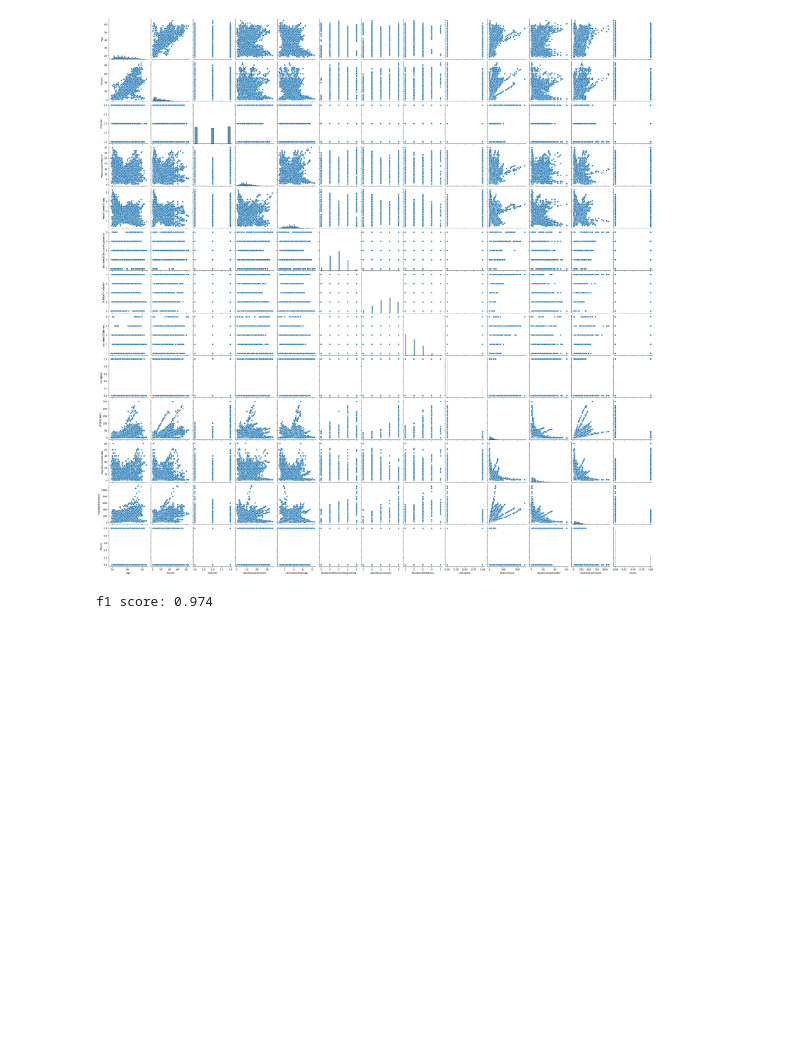
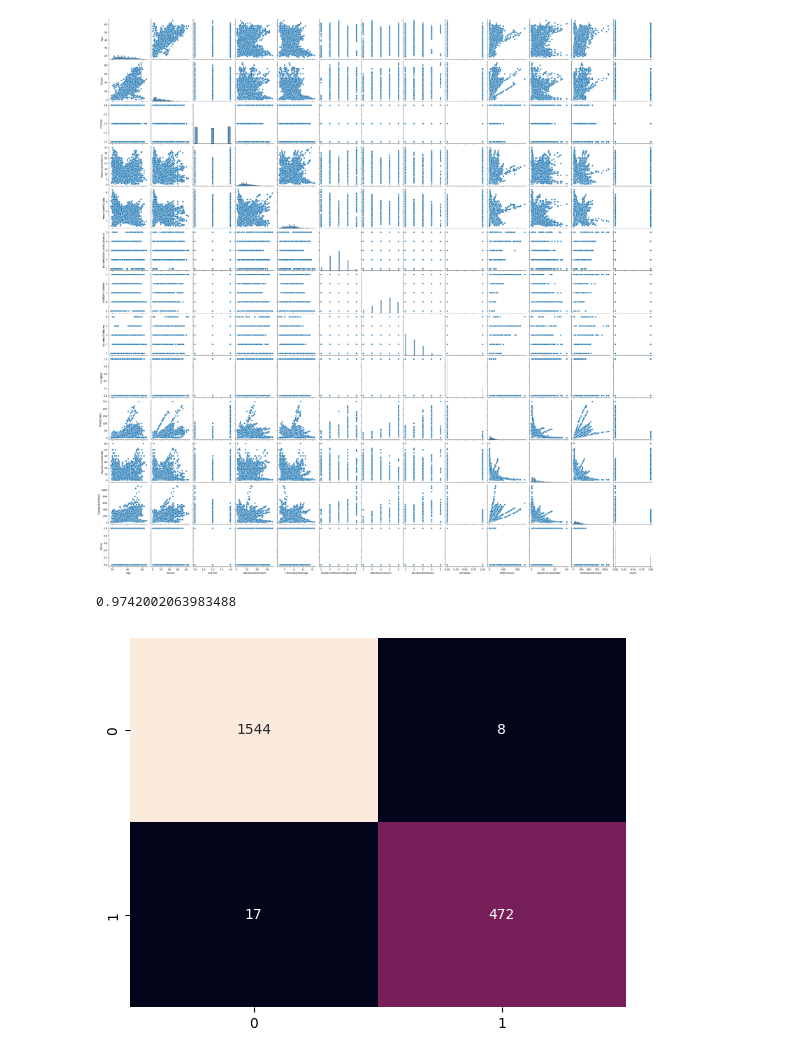
Before and after one commit to ShadekJaramillo/Client-Churning-predictor, a Jupyter notebook: src/explore.ipynb, the cells around one changed output. Drawn from its saved outputs; the diff is of its cells as text; code cells hidden in the pictures; blank space fills up the shorter version.

```diff
--- a/src/explore.ipynb
+++ b/src/explore.ipynb
@@ -132,11 +133,14 @@ xtrain, xtest, ytrain, ytest = train_test_split(x, y, test_size=0.2, random_stat
 # %%
 model = AdaBoostClassifier(random_state=42)
 model.fit(xtrain, ytrain)
 ypred = model.predict(xtest)
 
 results = (ytest, ypred)
+conf_matr = metrics.confusion_matrix(*results)
+print(metrics.f1_score(*results))
 
-f1_score = metrics.f1_score(*results)
-print(f'f1 score: {f1_score:.3}')
+sns.heatmap(conf_matr, annot=True, cbar=False, fmt='')
+plt.show()
 # %% [output]
-f1 score: 0.974
+0.9742002063983488
+[figure, added]
```
Also changed, not shown: parts of 3 cells of this notebook.
